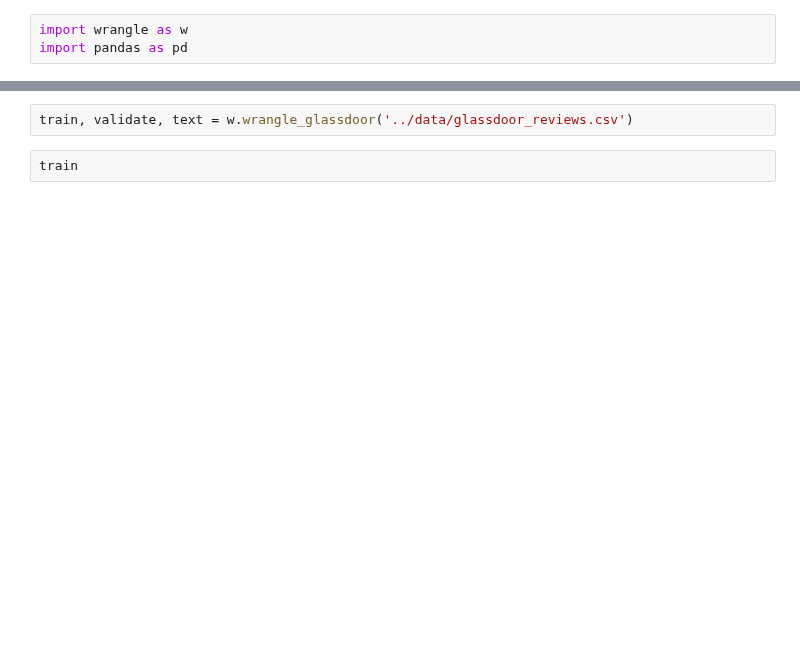
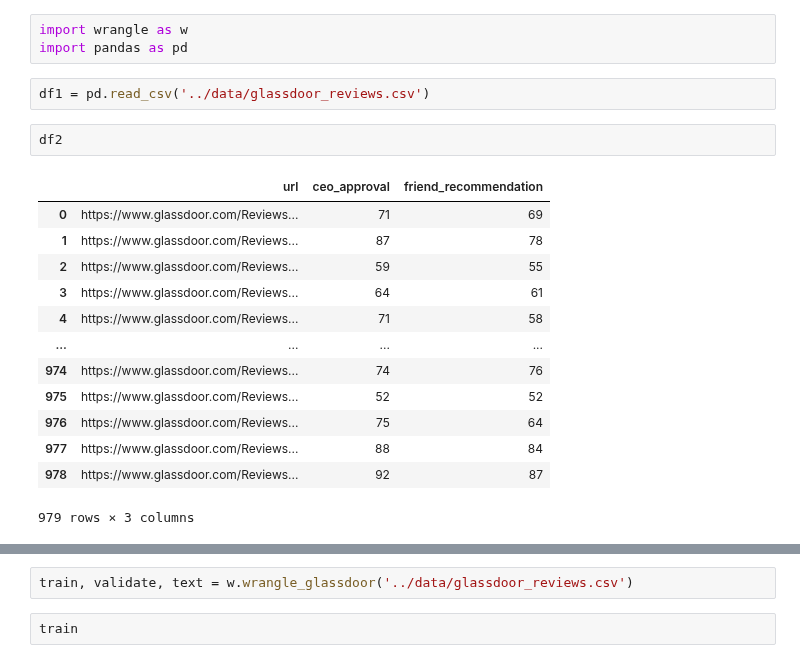
Before and after one commit to glassdoorstars/glassdoor-rating-predictions, a Jupyter notebook: Martin/Untitled.ipynb, the cells around one changed output, grey strips where cells are left out. Cells and saved outputs as stored; diff of their text form; blank space fills up the shorter version.

```diff
--- a/Martin/Untitled.ipynb
+++ b/Martin/Untitled.ipynb
@@ -1,3 +1,21 @@
 # %%
 import wrangle as w
 import pandas as pd
+# %%
+df1 = pd.read_csv('../data/glassdoor_reviews.csv')
+# %%
+df2
+# %% [output]
+|  | url | ceo_approval | friend_recommendation |
+| 0 | https://www.glassdoor.com/Reviews... | 71 | 69 |
+| 1 | https://www.glassdoor.com/Reviews... | 87 | 78 |
+| 2 | https://www.glassdoor.com/Reviews... | 59 | 55 |
+| 3 | https://www.glassdoor.com/Reviews... | 64 | 61 |
+| 4 | https://www.glassdoor.com/Reviews... | 71 | 58 |
+| ... | ... | ... | ... |
+| 974 | https://www.glassdoor.com/Reviews... | 74 | 76 |
+| 975 | https://www.glassdoor.com/Reviews... | 52 | 52 |
+| 976 | https://www.glassdoor.com/Reviews... | 75 | 64 |
+| 977 | https://www.glassdoor.com/Reviews... | 88 | 84 |
+| 978 | https://www.glassdoor.com/Reviews... | 92 | 87 |
+979 rows × 3 columns
```
Also changed, not shown: parts of 3 cells of this notebook, 7 other files.
